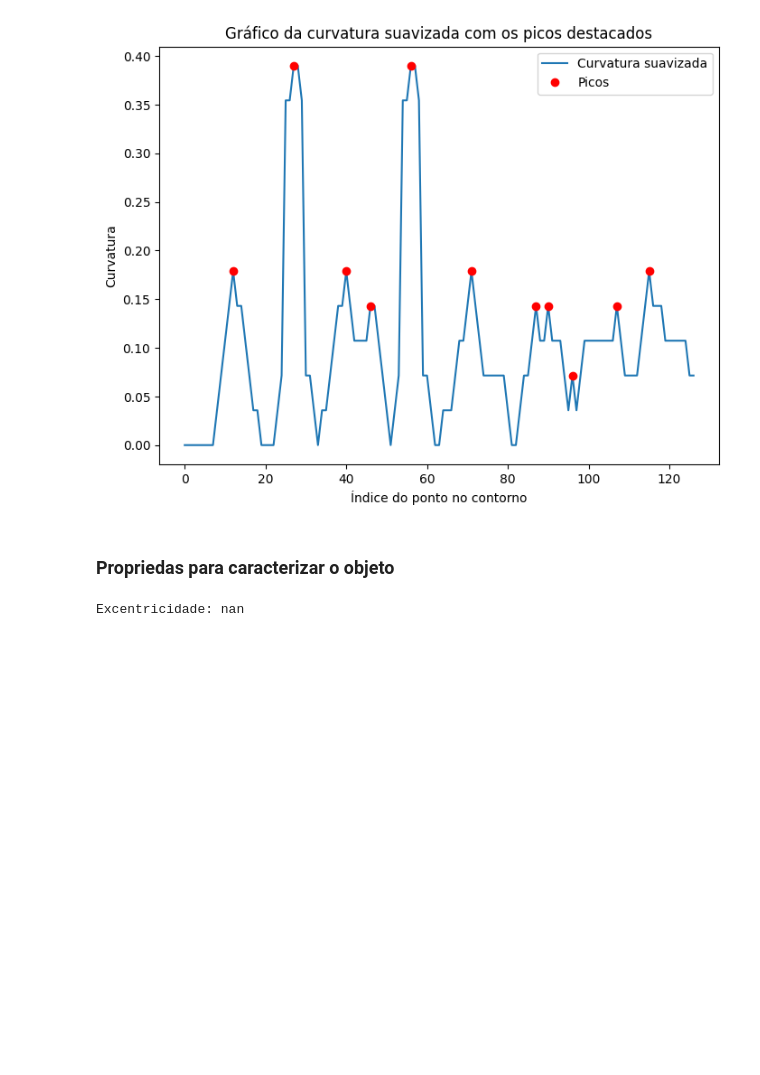
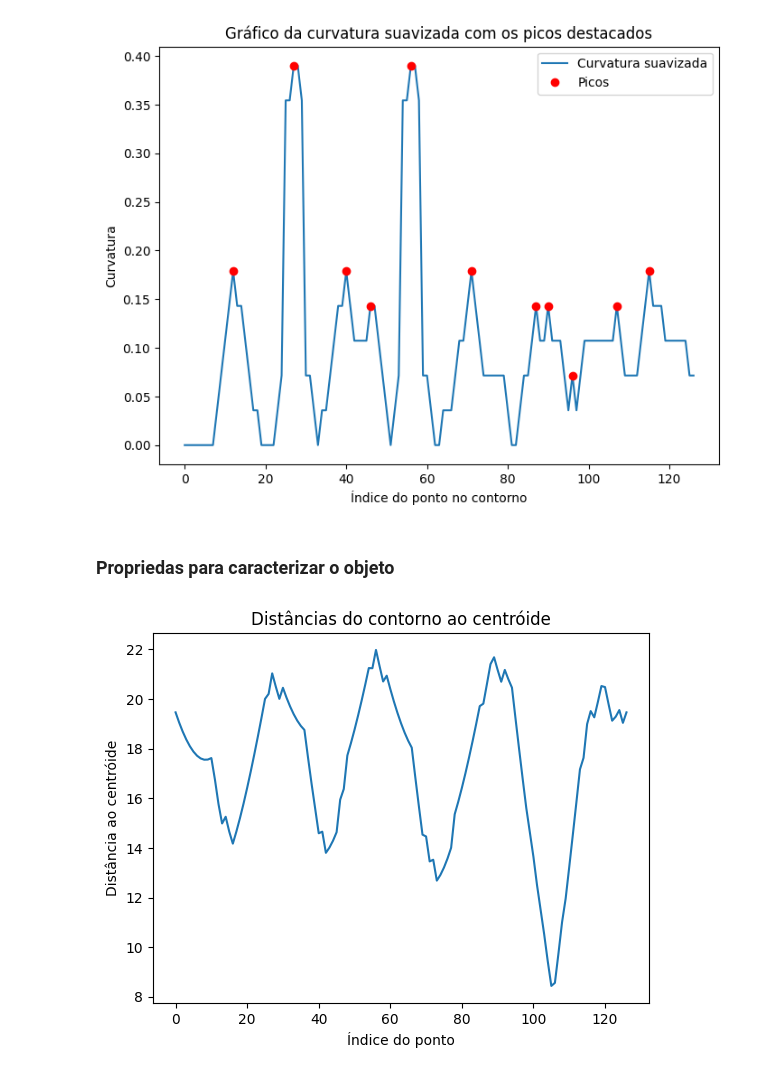
Before and after one commit to brunol-pereira/PDI, a Jupyter notebook: Trabalho3/CálculoCurvatura.ipynb, the cells around one changed output. Cells and saved outputs as stored; diff of their text form; code cells hidden in the pictures; blank space fills up the shorter version.

```diff
--- a/Trabalho3/CálculoCurvatura.ipynb
+++ b/Trabalho3/CálculoCurvatura.ipynb
@@ -192,23 +192,24 @@ plt.show()
 [figure]
 # %% [markdown]
 ### Propriedas para caracterizar o objeto
-# %%
-#Excentricidade
-
-# Calcula a curvatura média
-curvatura_media = np.mean(curv)
-
-# Calcula a curvatura máxima e mínima
-curvatura_maxima = np.max(curv)
-curvatura_minima = np.min(curv)
-
-# Calcula os raios maior e menor
-a = 1 / curvatura_minima
-b = 1 / curvatura_maxima
-
-# Calcula a excentricidade
-excentricidade = (a - b) / a
-
-print("Excentricidade:", excentricidade)
-# %% [output]
-Excentricidade: nan
+# %%
+#Distância do centroide
+
+def centroid_distance(cont):
+    n = len(cont)
+    centroid = np.mean(cont, axis=0)
+    distances = np.zeros(n)
+    for i in range(n):
+        x_i, y_i = cont[i]
+        x_c, y_c = centroid
+        distances[i] = np.sqrt((x_i - x_c)**2 + (y_i - y_c)**2)
+    return distances, centroid
+
+contour_distances, centroid = centroid_distance(cont)
+plt.plot(contour_distances)
+plt.xlabel('Índice do ponto')
+plt.ylabel('Distância ao centróide')
+plt.title('Distâncias do contorno ao centróide')
+plt.show()
+# %% [output]
+[figure, added]
```
Also changed, not shown: parts of 4 cells of this notebook.
